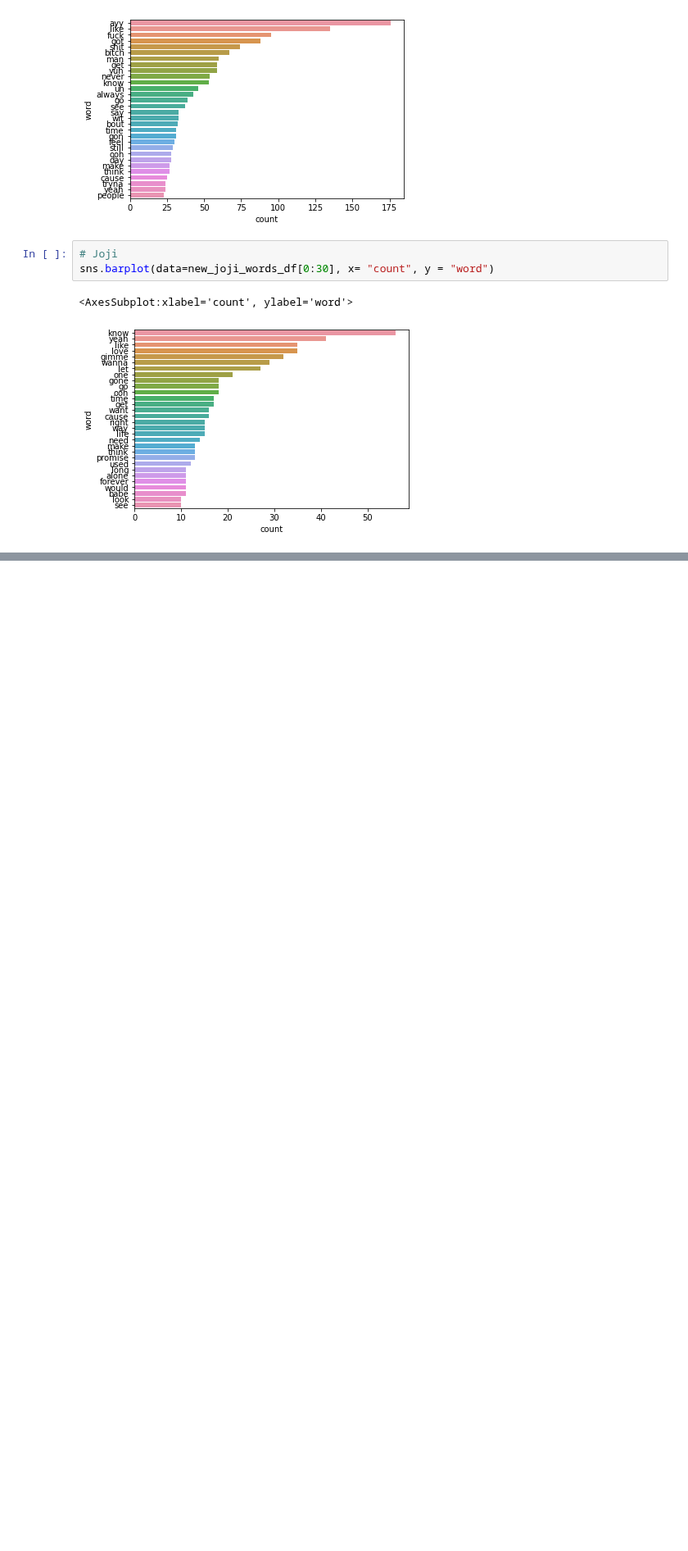
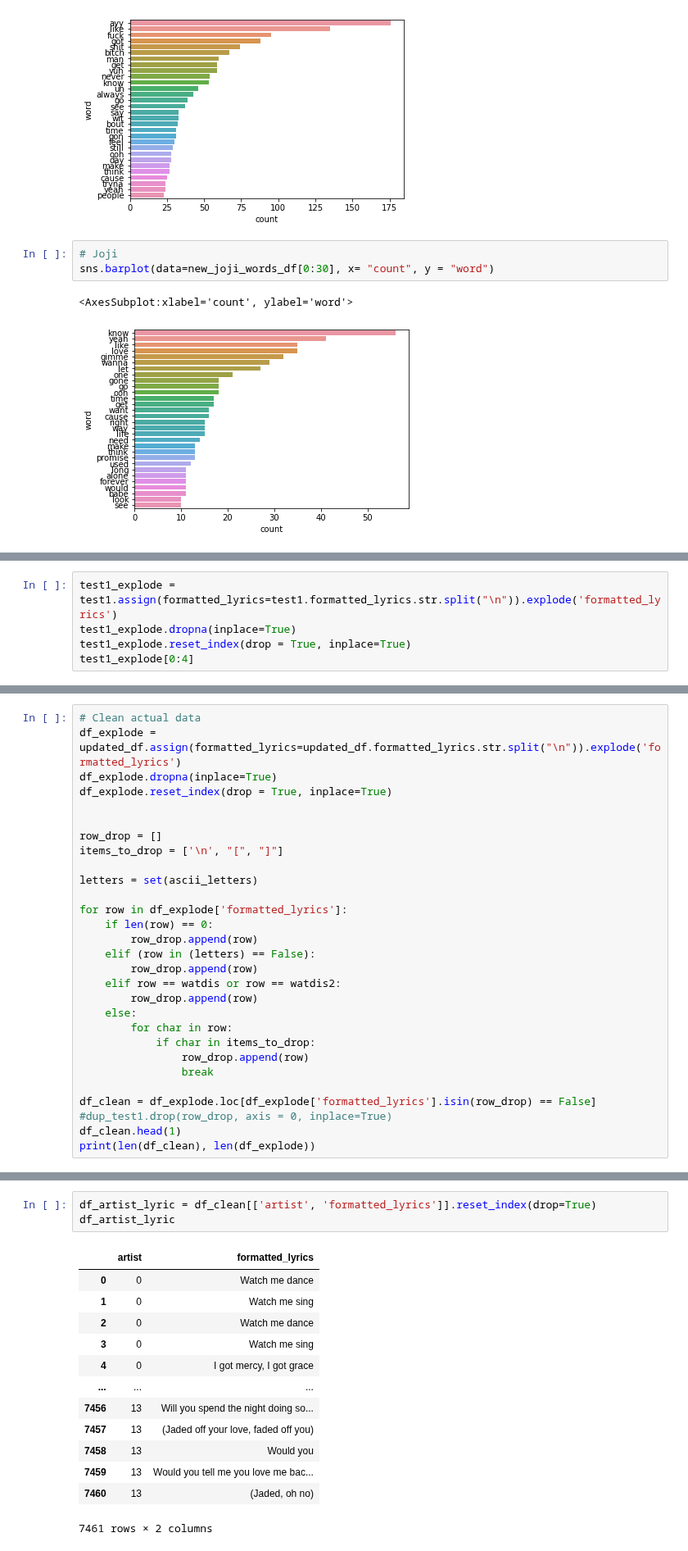
Before and after one commit to jeugenio103/Project-4, a Jupyter notebook: Lyric and Genre Data Collection/Lyric Generator/Lyric_Similarity_Analysis.ipynb, the cells around one changed output, grey strips where cells are left out. Shown at 82% size. Saved outputs shown, nothing was run; the diff lists cells and outputs as text; blank space fills up the shorter version.

```diff
--- a/Lyric and Genre Data Collection/Lyric Generator/Lyric_Similarity_Analysis.ipynb
+++ b/Lyric and Genre Data Collection/Lyric Generator/Lyric_Similarity_Analysis.ipynb
@@ -174,0 +225,5 @@ ValueError: Failed to convert a NumPy array to a Tensor (Unsupported object type
+# %%
+test1_explode = test1.assign(formatted_lyrics=test1.formatted_lyrics.str.split("\n")).explode('formatted_lyrics')
+test1_explode.dropna(inplace=True)
+test1_explode.reset_index(drop = True, inplace=True)
+test1_explode[0:4]
@@ -174,0 +285,29 @@ ValueError: Failed to convert a NumPy array to a Tensor (Unsupported object type
+# %%
+# Clean actual data
+df_explode = updated_df.assign(formatted_lyrics=updated_df.formatted_lyrics.str.split("\n")).explode('formatted_lyrics')
+df_explode.dropna(inplace=True)
+df_explode.reset_index(drop = True, inplace=True)
+
+
+row_drop = []
+items_to_drop = ['\n', "[", "]"]
+
+letters = set(ascii_letters)
+
+for row in df_explode['formatted_lyrics']:
+    if len(row) == 0:
+        row_drop.append(row)
+    elif (row in (letters) == False):
+        row_drop.append(row)
+    elif row == watdis or row == watdis2:
+        row_drop.append(row)
+    else:
+        for char in row:
+            if char in items_to_drop:
+                row_drop.append(row)
+                break
+
+df_clean = df_explode.loc[df_explode['formatted_lyrics'].isin(row_drop) == False]
+#dup_test1.drop(row_drop, axis = 0, inplace=True)
+df_clean.head(1)
+print(len(df_clean), len(df_explode))
@@ -174,0 +336,17 @@ ValueError: Failed to convert a NumPy array to a Tensor (Unsupported object type
+# %%
+df_artist_lyric = df_clean[['artist', 'formatted_lyrics']].reset_index(drop=True)
+df_artist_lyric
+# %% [output]
+|  | artist | formatted_lyrics |
+| 0 | 0 | Watch me dance |
+| 1 | 0 | Watch me sing |
+| 2 | 0 | Watch me dance |
+| 3 | 0 | Watch me sing |
+| 4 | 0 | I got mercy, I got grace |
+| ... | ... | ... |
+| 7456 | 13 | Will you spend the night doing so... |
+| 7457 | 13 | (Jaded off your love, faded off you) |
+| 7458 | 13 | Would you |
+| 7459 | 13 | Would you tell me you love me bac... |
+| 7460 | 13 | (Jaded, oh no) |
+7461 rows × 2 columns
```
Also changed, not shown: parts of 32 cells of this notebook, 4 other files.
